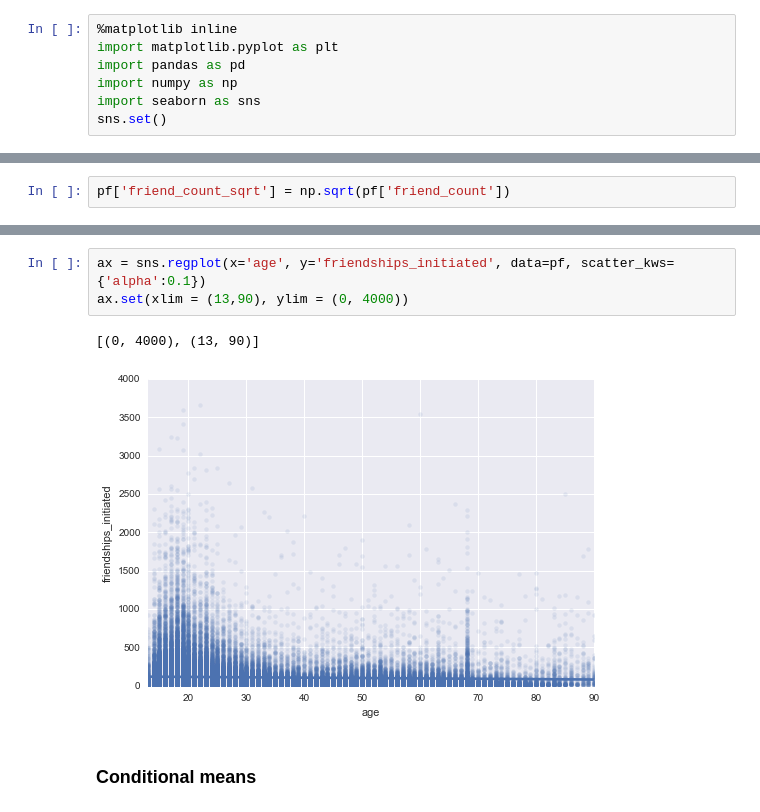
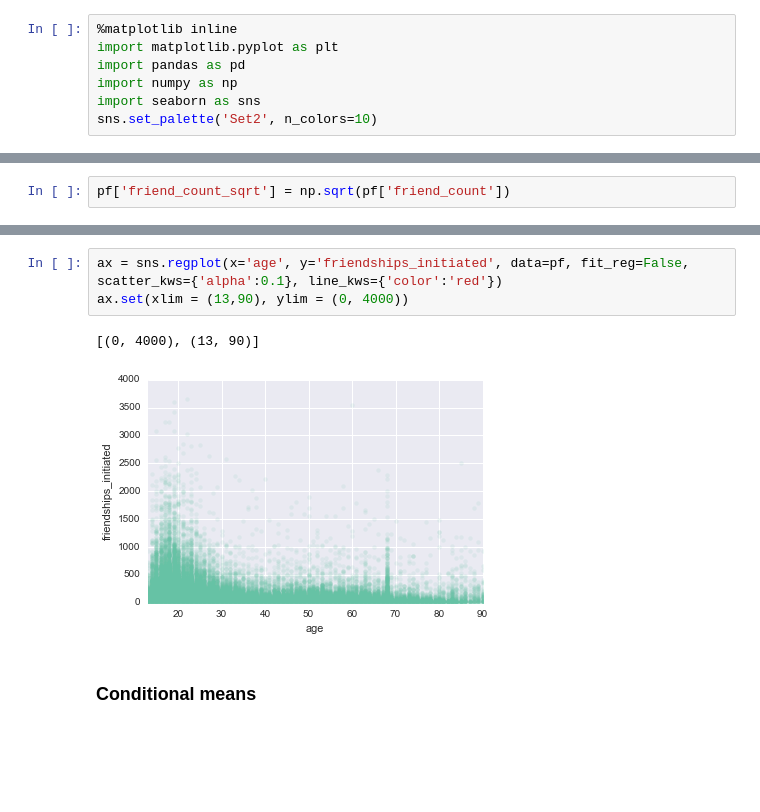
Before and after one commit to tmandzak/EDA_examples, a Jupyter notebook: ExploreTwoVariables.ipynb, the cells around one changed output, grey strips where cells are left out. Cells and saved outputs as stored; diff of their text form; blank space fills up the shorter version.

```diff
--- a/ExploreTwoVariables.ipynb
+++ b/ExploreTwoVariables.ipynb
@@ -4,7 +4,7 @@ import matplotlib.pyplot as plt
 import pandas as pd
 import numpy as np
 import seaborn as sns
-sns.set()
+sns.set_palette('Set2', n_colors=10)
 # %%
 pf = pd.read_csv("pseudo_facebook.tsv", sep='\t')
 # %%
@@ -39,9 +38,9 @@ ax.set(xlim = (13,90), ylim = (0, 100))
 # %%
-ax = sns.regplot(x='age', y='friendships_initiated', data=pf, scatter_kws={'alpha':0.1})
+ax = sns.regplot(x='age', y='friendships_initiated', data=pf, fit_reg=False, scatter_kws={'alpha':0.1}, line_kws={'color':'red'})
 ax.set(xlim = (13,90), ylim = (0, 4000))
 # %% [output]
 [(0, 4000), (13, 90)]
-[figure, old version]
+[figure, new version]
 # %% [markdown]
 ### Conditional means
 # %%
```
Also changed, not shown: parts of 10 cells of this notebook, 11 other files.
